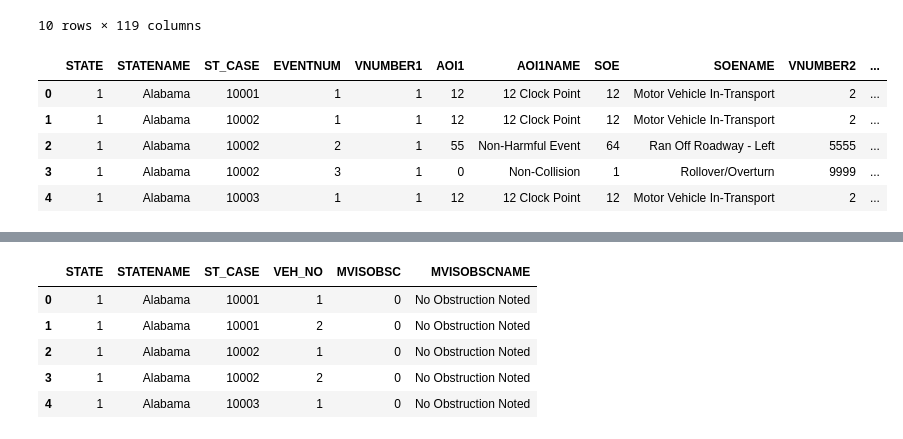
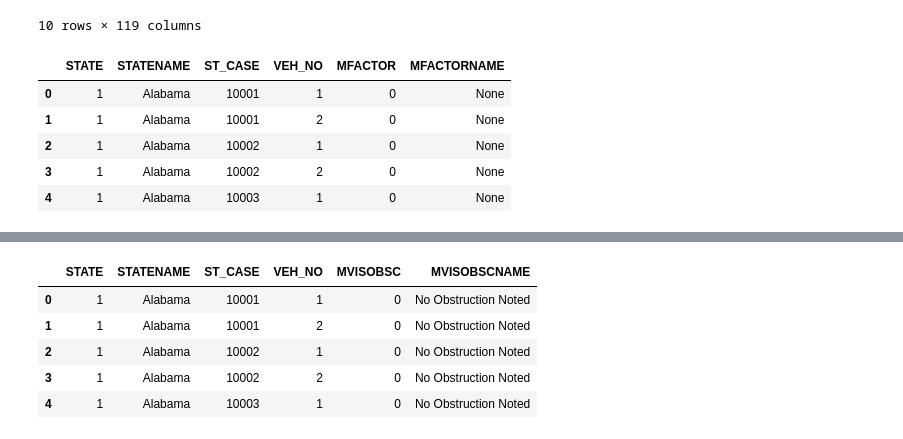
Before and after one commit to KirkHazen/API_mini_project, a Jupyter notebook: Capstone_2/notebooks/Capstone2_data_wrangling.ipynb, the cells around one changed output, grey strips where cells are left out. Drawn from its saved outputs; the diff is of its cells as text; code cells hidden in the pictures.

Commit message:
updated final total dataframe

```diff
--- a/Capstone_2/notebooks/Capstone2_data_wrangling.ipynb
+++ b/Capstone_2/notebooks/Capstone2_data_wrangling.ipynb
@@ -73,12 +77,12 @@ table_person.head(10)
 | 9 | 1 | Alabama | 10004 | 1 | 0 | 1 | 1 | 55 | 22 | 22 | ... | ... |
 10 rows × 119 columns
 # %%
-table_cevent = pd.read_csv(data_cevent, low_memory=False)
-table_cevent.head()
+table_factor = pd.read_csv(data_factor, low_memory=False)
+table_factor.head()
 # %% [output]
-|  | STATE | STATENAME | ST_CASE | EVENTNUM | VNUMBER1 | AOI1 | AOI1NAME | SOE | SOENAME | VNUMBER2 | ... |
-| 0 | 1 | Alabama | 10001 | 1 | 1 | 12 | 12 Clock Point | 12 | Motor Vehicle In-Transport | 2 | ... |
-| 1 | 1 | Alabama | 10002 | 1 | 1 | 12 | 12 Clock Point | 12 | Motor Vehicle In-Transport | 2 | ... |
-| 2 | 1 | Alabama | 10002 | 2 | 1 | 55 | Non-Harmful Event | 64 | Ran Off Roadway - Left | 5555 | ... |
-| 3 | 1 | Alabama | 10002 | 3 | 1 | 0 | Non-Collision | 1 | Rollover/Overturn | 9999 | ... |
-| 4 | 1 | Alabama | 10003 | 1 | 1 | 12 | 12 Clock Point | 12 | Motor Vehicle In-Transport | 2 | ... |
+|  | STATE | STATENAME | ST_CASE | VEH_NO | MFACTOR | MFACTORNAME |
+| 0 | 1 | Alabama | 10001 | 1 | 0 | None |
+| 1 | 1 | Alabama | 10001 | 2 | 0 | None |
+| 2 | 1 | Alabama | 10002 | 1 | 0 | None |
+| 3 | 1 | Alabama | 10002 | 2 | 0 | None |
+| 4 | 1 | Alabama | 10003 | 1 | 0 | None |
```
Also changed, not shown: parts of 53 cells of this notebook.
